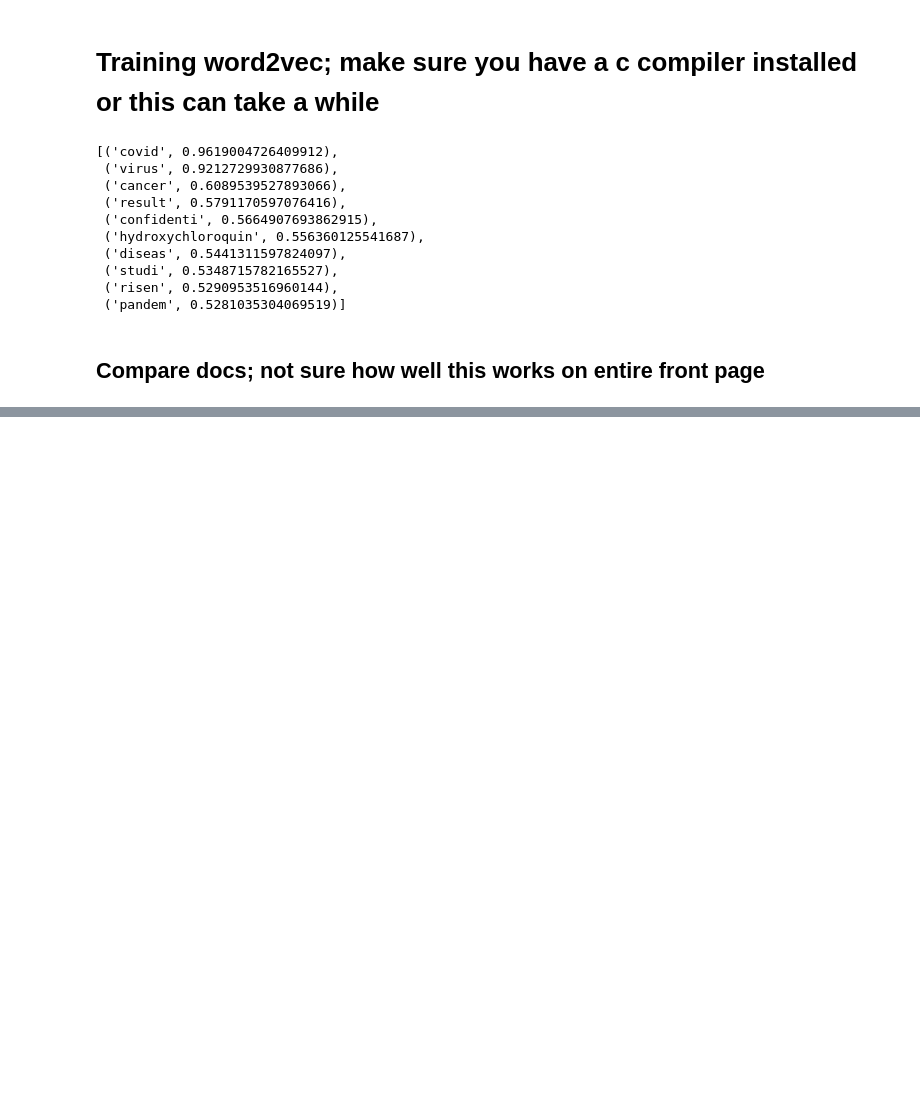
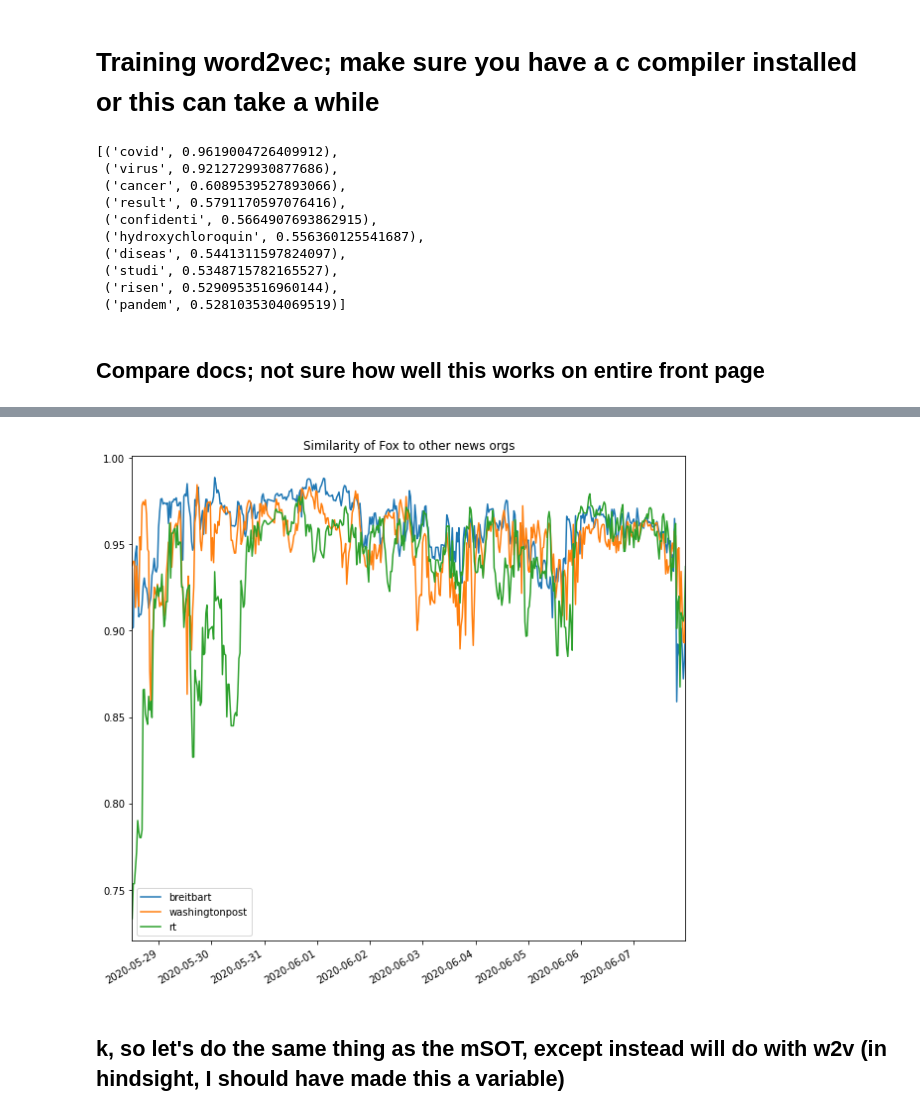
Before and after one commit to brockmanmatt/NewsTrends, a Jupyter notebook: 01_descriptive_analysis.ipynb, the cells around one changed output, grey strips where cells are left out. Cells and saved outputs as stored; diff of their text form; code cells hidden in the pictures; blank space fills up the shorter version.

```diff
--- a/01_descriptive_analysis.ipynb
+++ b/01_descriptive_analysis.ipynb
@@ -518,0 +558,9 @@ class describer(describer):
+# %%
+testSOT = test2.w2vSimilarityOverTime("foxnews", exogenous=["breitbart", "washingtonpost", "rt"], scope=500, keywords=["floyd", "protest", "riot", "police"])
+fig, ax=plt.subplots(figsize=(10,10), facecolor="w")
+testSOT.T.plot(title="Similarity of Fox to other news orgs", ax=ax)
+plt.show()
+# %% [output]
+[figure, added]
+# %% [markdown]
+## k, so let's do the same thing as the mSOT, except instead will do with w2v (in hindsight, I should have made this a variable)
```
Also changed, not shown: parts of 17 cells of this notebook, 2 other files.
